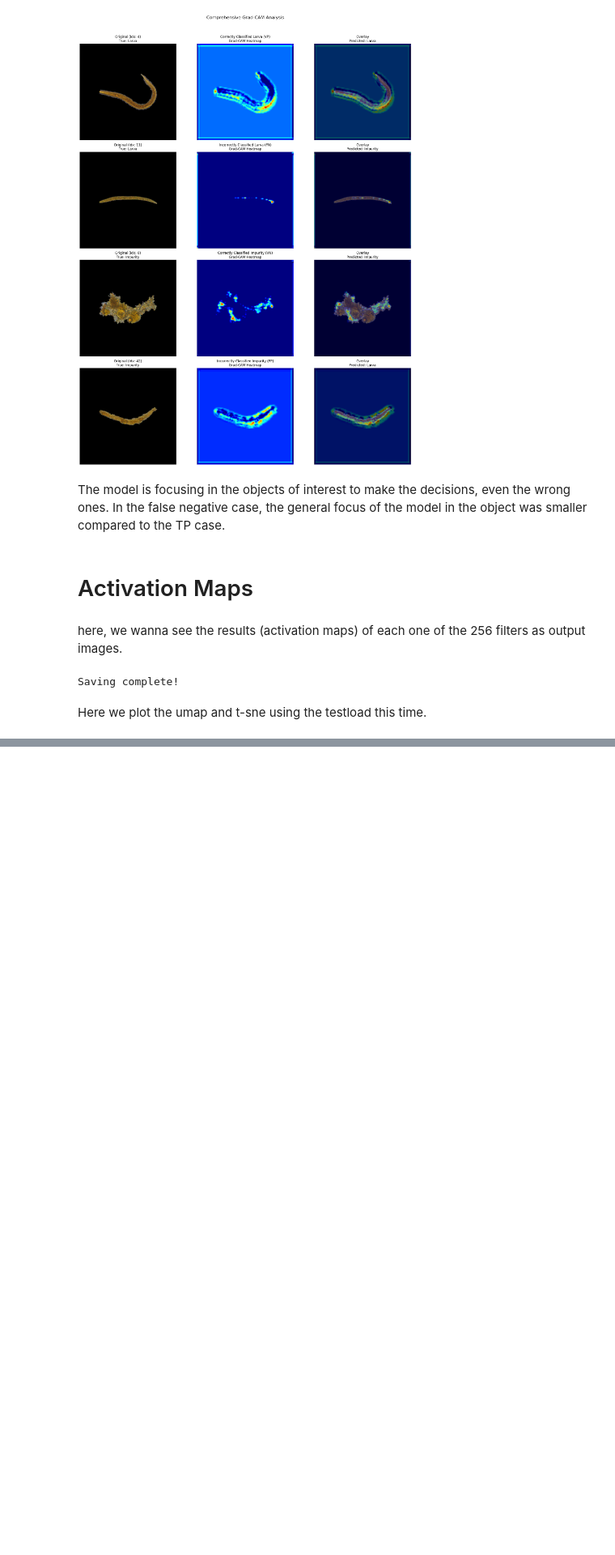
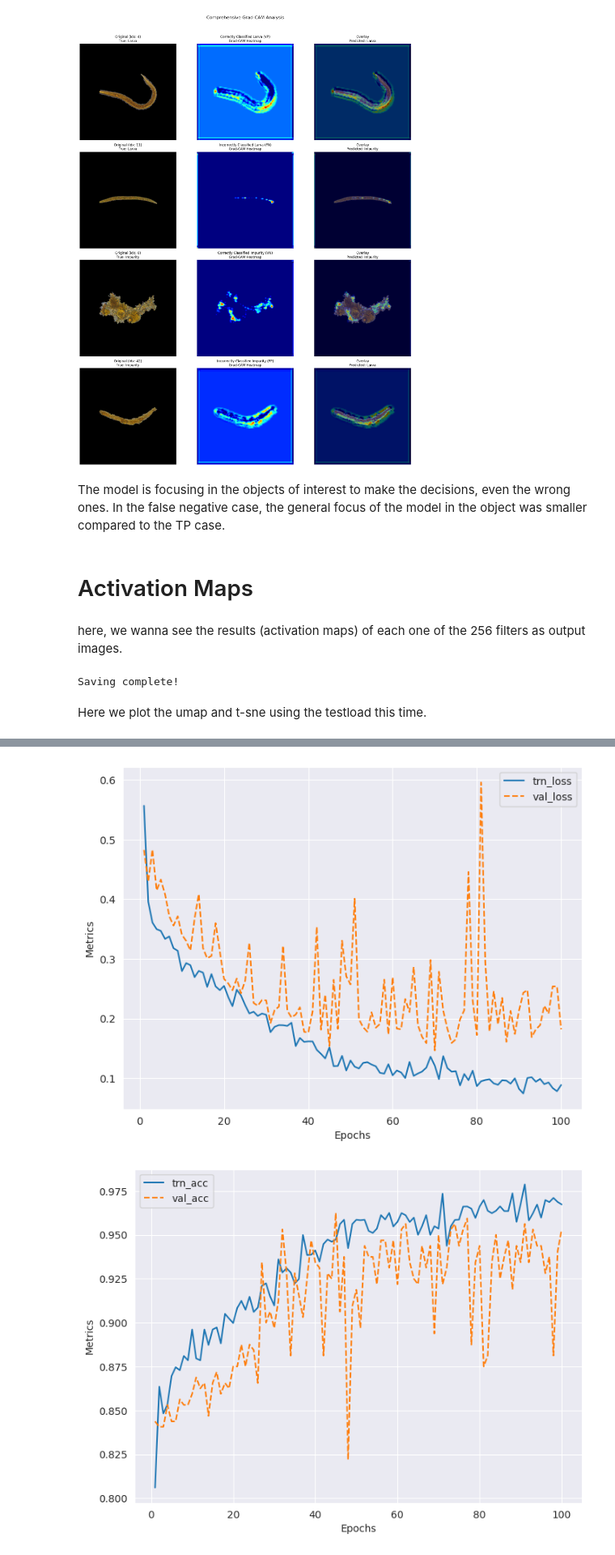
Before and after one commit to kdunorat/CNN-larvae, a Jupyter notebook: cnn_larvae.ipynb, the cells around one changed output, grey strips where cells are left out. Shown at 81% size. Saved outputs shown, nothing was run; the diff lists cells and outputs as text; code cells hidden in the pictures; blank space fills up the shorter version.

```diff
--- a/cnn_larvae.ipynb
+++ b/cnn_larvae.ipynb
@@ -975,0 +1052,6 @@ clusters parecem bem sobrepostos, principalmente na saída da última camada de
+# %%
+log.plot_epochs(['trn_loss','val_loss'])
+log.plot_epochs(['trn_acc','val_acc'])
+# %% [output]
+[figure, added]
+[figure, added]
```
Also changed, not shown: parts of 36 cells of this notebook, 1 other file.
